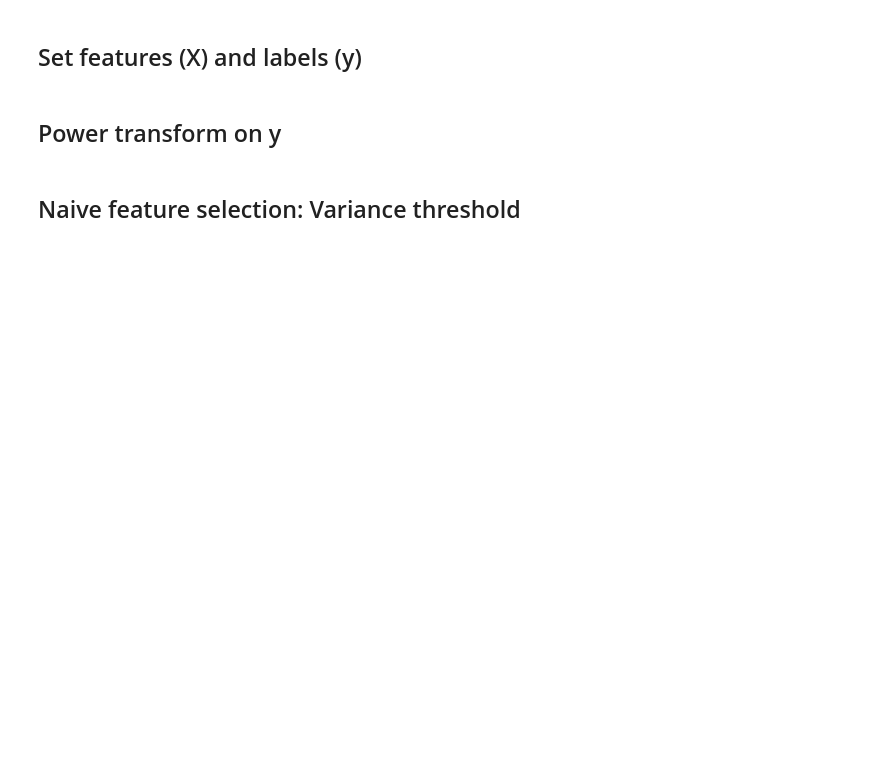
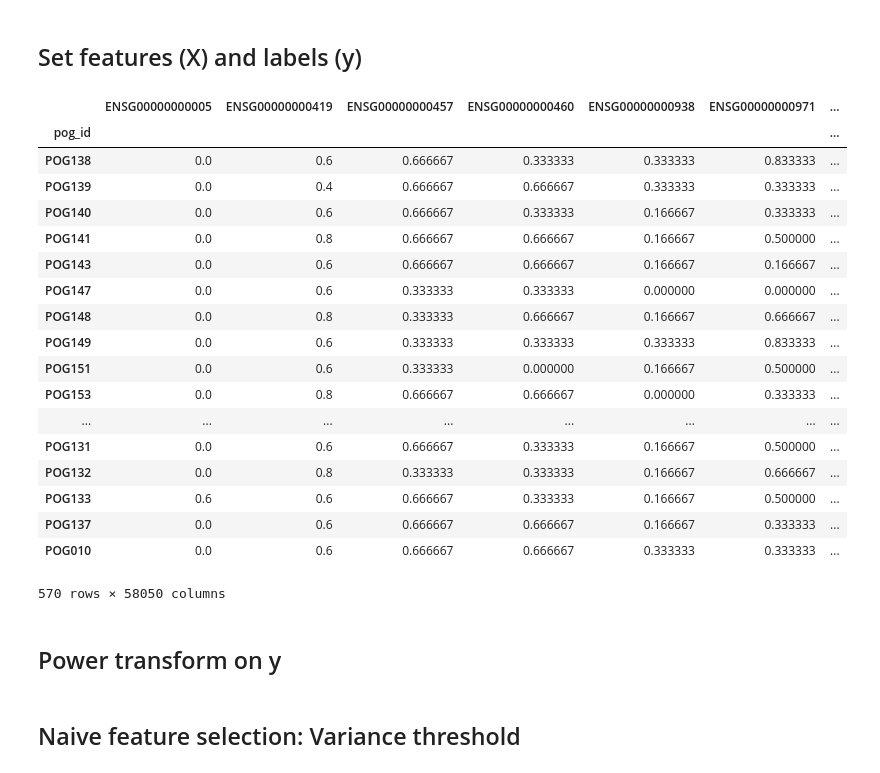
Before and after one commit to emreerhan/expression_analysis, a Jupyter notebook: notebooks/5-svm-rfe.ipynb, the cells around one changed output. Saved outputs shown, nothing was run; the diff lists cells and outputs as text; code cells hidden in the pictures; blank space fills up the shorter version.

```diff
--- a/notebooks/5-svm-rfe.ipynb
+++ b/notebooks/5-svm-rfe.ipynb
@@ -64,6 +75,28 @@ len(np.unique(drugs_expression_sel_df['pog_id']))
 X = drugs_expression_sel_df.loc[:, expression_minmax_df.columns]
 # %%
 y = drugs_expression_sel_df.loc[:, 'days_on_tx_since_biopsy']
+# %%
+expression_minmax_df
+# %% [output]
+|  | ENSG00000000005 | ENSG00000000419 | ENSG00000000457 | ENSG00000000460 | ENSG00000000938 | ENSG00000000971 | ... |
+| pog_id |  |  |  |  |  |  | ... |
+| POG138 | 0.0 | 0.6 | 0.666667 | 0.333333 | 0.333333 | 0.833333 | ... |
+| POG139 | 0.0 | 0.4 | 0.666667 | 0.666667 | 0.333333 | 0.333333 | ... |
+| POG140 | 0.0 | 0.6 | 0.666667 | 0.333333 | 0.166667 | 0.333333 | ... |
+| POG141 | 0.0 | 0.8 | 0.666667 | 0.666667 | 0.166667 | 0.500000 | ... |
+| POG143 | 0.0 | 0.6 | 0.666667 | 0.666667 | 0.166667 | 0.166667 | ... |
+| POG147 | 0.0 | 0.6 | 0.333333 | 0.333333 | 0.000000 | 0.000000 | ... |
+| POG148 | 0.0 | 0.8 | 0.333333 | 0.666667 | 0.166667 | 0.666667 | ... |
+| POG149 | 0.0 | 0.6 | 0.333333 | 0.333333 | 0.333333 | 0.833333 | ... |
+| POG151 | 0.0 | 0.6 | 0.333333 | 0.000000 | 0.166667 | 0.500000 | ... |
+| POG153 | 0.0 | 0.8 | 0.666667 | 0.666667 | 0.000000 | 0.333333 | ... |
+| ... | ... | ... | ... | ... | ... | ... | ... |
+| POG131 | 0.0 | 0.6 | 0.666667 | 0.333333 | 0.166667 | 0.500000 | ... |
+| POG132 | 0.0 | 0.8 | 0.333333 | 0.333333 | 0.166667 | 0.666667 | ... |
+| POG133 | 0.6 | 0.6 | 0.666667 | 0.333333 | 0.166667 | 0.500000 | ... |
+| POG137 | 0.0 | 0.6 | 0.666667 | 0.666667 | 0.166667 | 0.333333 | ... |
+| POG010 | 0.0 | 0.6 | 0.666667 | 0.666667 | 0.333333 | 0.333333 | ... |
+570 rows × 58050 columns
 # %% [markdown]
 ## Power transform on y
 # %%
```
Also changed, not shown: parts of 11 cells of this notebook.
